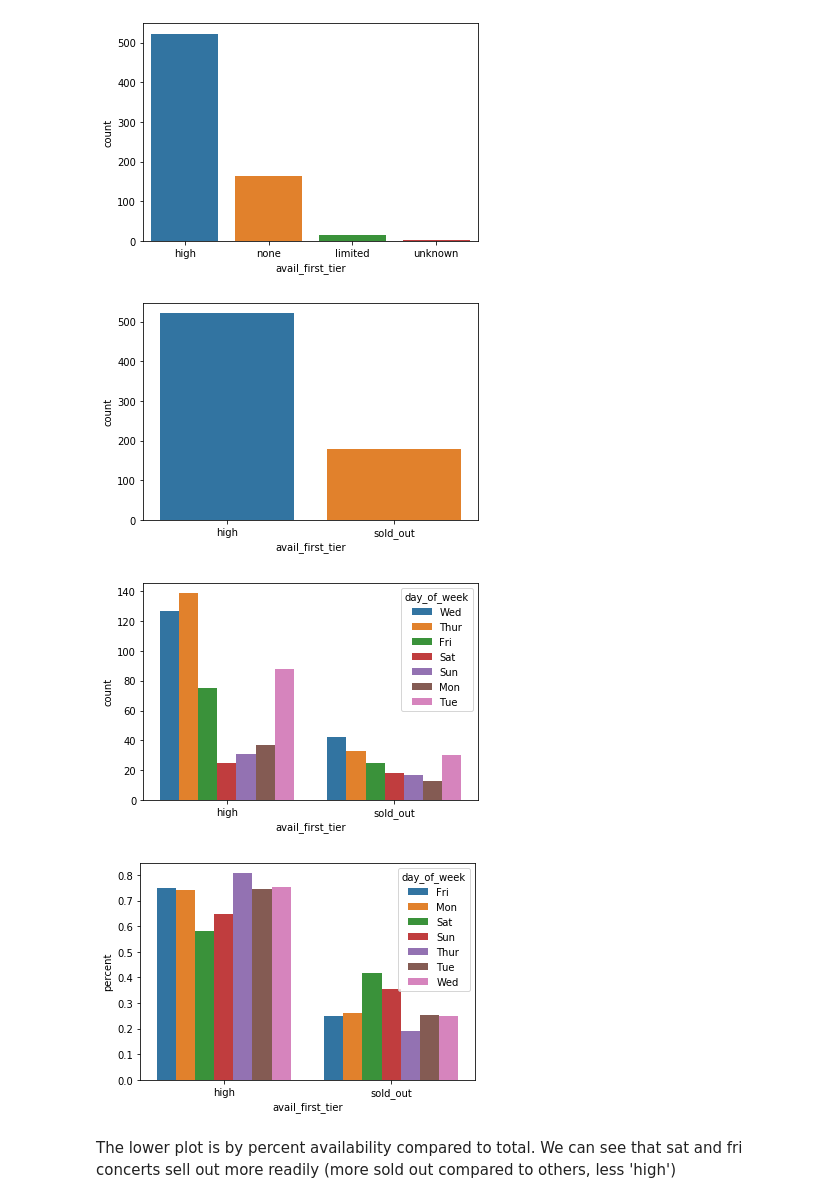
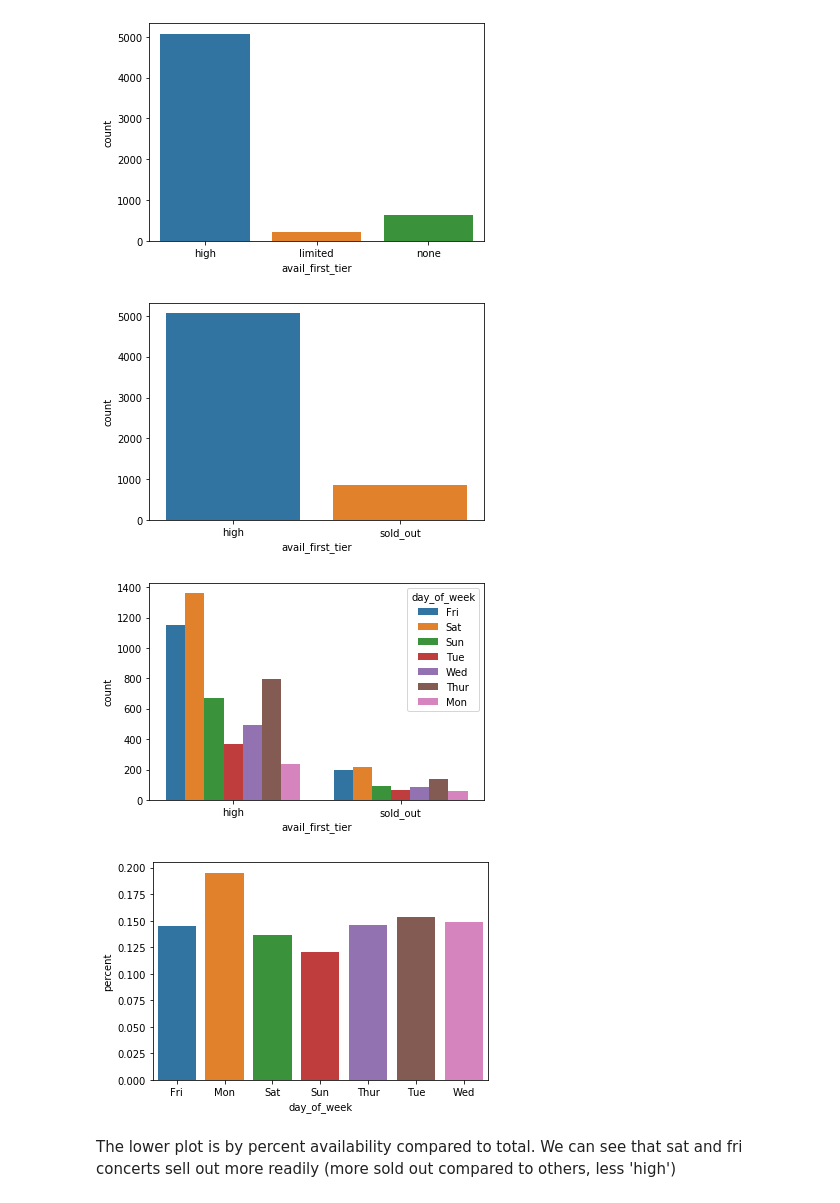
Before and after one commit to bdyetton/NoMoShowFOMO, a Jupyter notebook: notebooks/data_visualization.ipynb, the cells around one changed output. Cells and saved outputs as stored; diff of their text form; code cells hidden in the pictures.

```diff
--- a/notebooks/data_visualization.ipynb
+++ b/notebooks/data_visualization.ipynb
@@ -18,6 +35,4 @@ data2.head()
 # %%
-data = pd.read_pickle('../data/complete_15-09-2019.pkl')
-data_head = data.head()
-for col in data_head.columns:
-    print(data_head[col])
+data = pd.read_pickle('../data/combined_19-09-2019.pkl')
+data['days_on_sale'].hist(bins=100)
 # %% [output]
@@ -43,34 +43,30 @@ sns.countplot(x='avail_first_tier',data=data)
 plt.show()
 #Limited and none can be grouped together, and unknown should be dropped.
 # %% [output]
-[figure, old version]
+[figure, new version]
 # %%
-data = data.loc[data['avail_first_tier']!='unknown',:]
 data.loc[data['avail_first_tier']=='limited','avail_first_tier'] = 'none'
 data.loc[data['avail_first_tier']=='none','avail_first_tier'] = 'sold_out'
 sns.countplot(x='avail_first_tier',data=data)
 plt.show()
 # %% [output]
-[figure, old version]
+[figure, new version]
-# %%
-data.loc[data['day_of_week']=='none',:] = np.nan
-data = data.dropna(how='all')
 # %%
 sns.countplot(x='avail_first_tier', hue='day_of_week', data=data)
 plt.show()
 
 data_per_weekday_and_type = data.groupby(['avail_first_tier','day_of_week']).count()['ticketmaster_event_id']
 data_per_weekday_and_type.name = 'count'
 data_per_weekday_and_type = data_per_weekday_and_type.reset_index()
 data_per_weekday = data_per_weekday_and_type.reset_index().groupby('day_of_week').sum().reset_index()
 data_per_weekday = data_per_weekday.rename({'count':'total'}, axis=1)
 counts = pd.merge(data_per_weekday_and_type, data_per_weekday, on='day_of_week')
 counts['percent'] = counts['count']/counts['total']
-sns.barplot(x='avail_first_tier', y='percent', hue='day_of_week', data=counts)
+sns.barplot(x='day_of_week', y='percent', data=counts.loc[counts['avail_first_tier']=='sold_out',:])
 plt.show()
 # %% [output]
-[figure, old version]
+[figure, new version]
-[figure, old version]
+[figure, new version]
 # %% [markdown]
 The lower plot is by percent availability compared to total. We can see that sat and fri concerts sell out more readily (more sold out compared to others, less 'high')
 # %%
```
Also changed, not shown: parts of 11 cells of this notebook, 13 other files.
